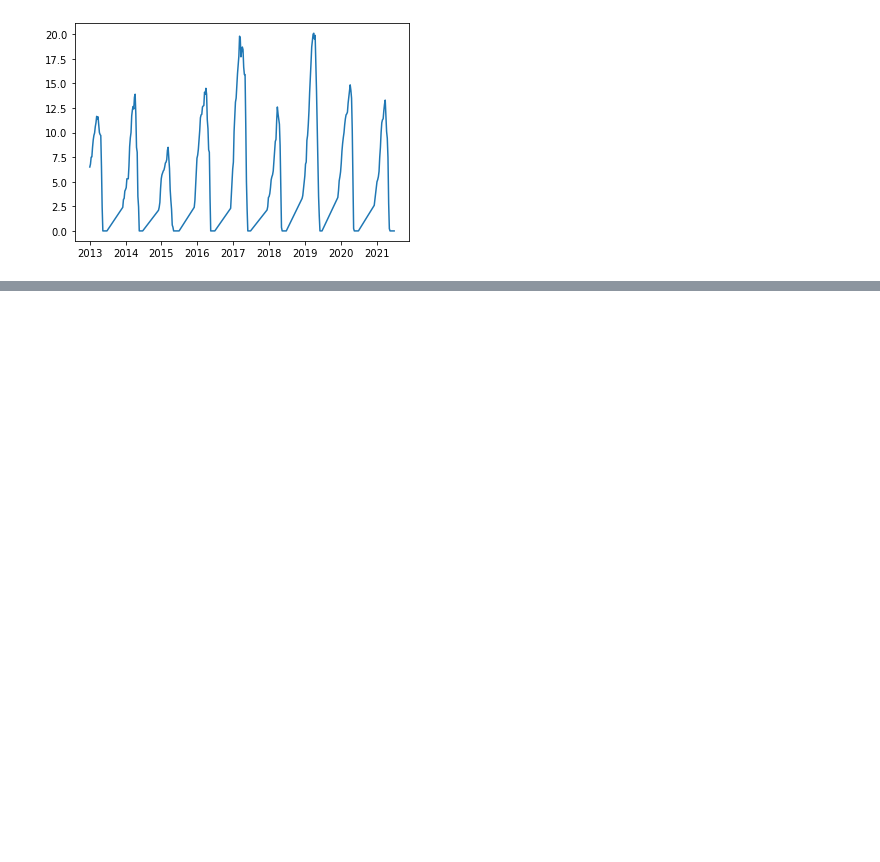
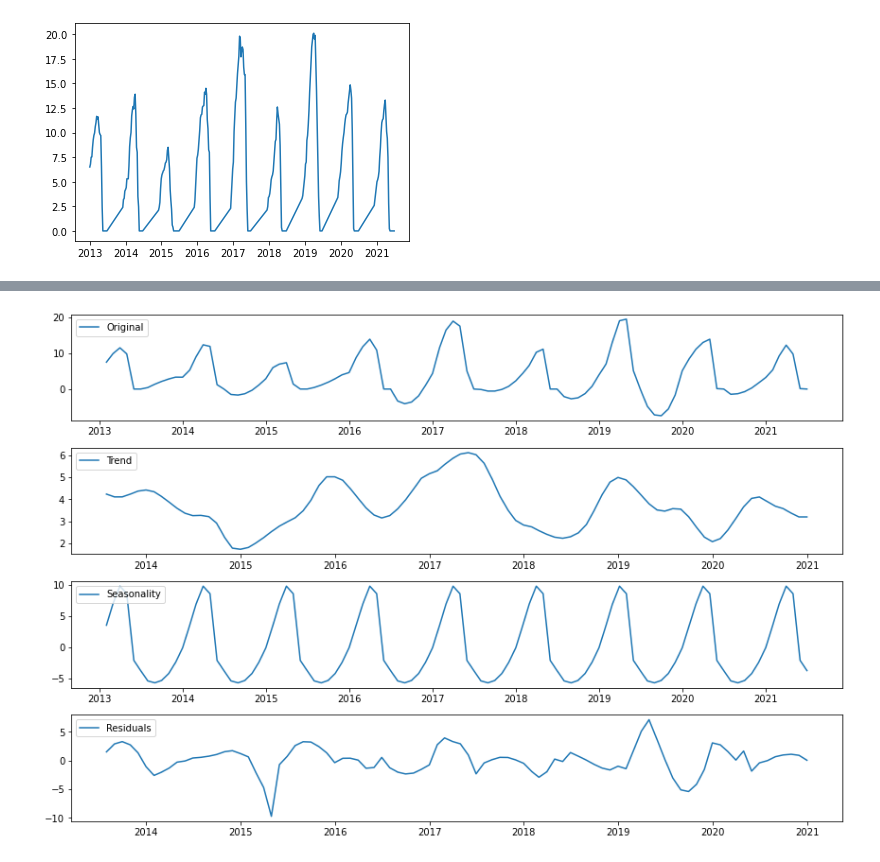
Before and after one commit to hanis-z/Snow-water-equivalent, a Jupyter notebook: src/EDA.ipynb, the cells around one changed output, grey strips where cells are left out. Saved outputs shown, nothing was run; the diff lists cells and outputs as text; code cells hidden in the pictures; blank space fills up the shorter version.

```diff
--- a/src/EDA.ipynb
+++ b/src/EDA.ipynb
@@ -314,0 +380,21 @@ ValueError: This function does not handle missing values
+# %%
+#Decomposing
+decomposition = seasonal_decompose(gm_resampled['Utah'])
+
+#Plot gathered statistics
+plt.figure(figsize=(12, 8))
+plt.subplot(411)
+plt.plot(gm_resampled['Utah'], label='Original')
+plt.legend(loc='upper left')
+plt.subplot(412)
+plt.plot(decomposition.trend, label='Trend')
+plt.legend(loc='upper left')
+plt.subplot(413)
+plt.plot(decomposition.seasonal,label='Seasonality')
+plt.legend(loc='upper left')
+plt.subplot(414)
+plt.plot(decomposition.resid, label='Residuals')
+plt.legend(loc='upper left')
+plt.tight_layout()
+# %% [output]
+[figure, added]
```
Also changed, not shown: parts of 26 cells of this notebook, 5 other files.
